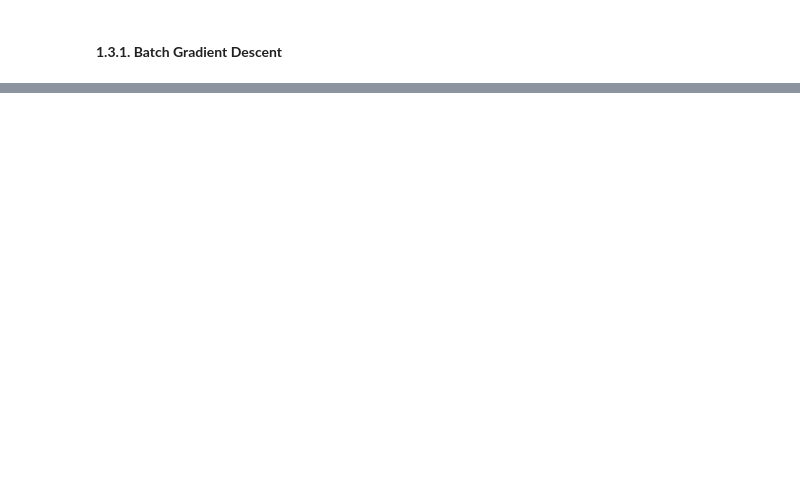
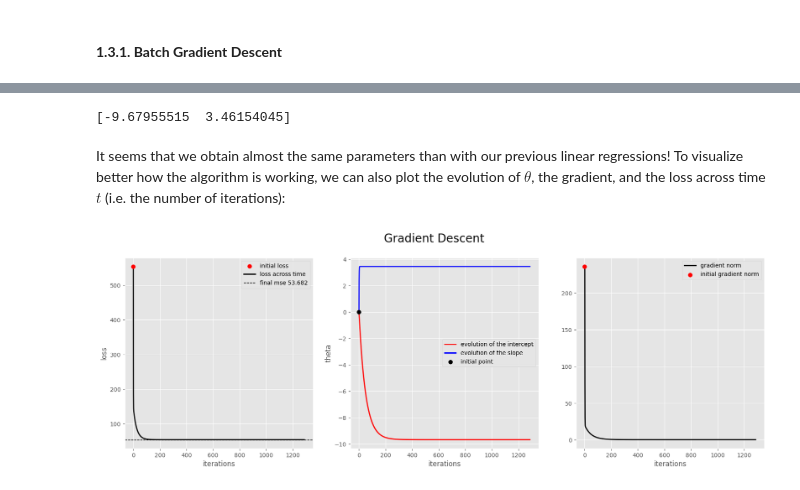
Before and after one commit to YVYX04/ML_First_Steps, a Jupyter notebook: 04_Training_Models.ipynb, the cells around one changed output, grey strips where cells are left out. Saved outputs shown, nothing was run; the diff lists cells and outputs as text; code cells hidden in the pictures; blank space fills up the shorter version.

```diff
--- a/04_Training_Models.ipynb
+++ b/04_Training_Models.ipynb
@@ -289,0 +306,5 @@ Depending on the loss function we chose to minimize with respect to the paramete
+# %%
+def gradient(X, y, theta):
+    n = len(X)
+    gradient = (2/n) * X.T @ (X @ theta - y)
+    return gradient
@@ -289,0 +321,75 @@ Depending on the loss function we chose to minimize with respect to the paramete
+# %%
+# we initialize the parameters:
+t = 0
+max_t = 1000
+theta = np.zeros(X.shape[1])
+eta = 0.01
+n = len(X)
+
+# we initialize the list to store the loss:
+losses = []
+losses.append(mse(y, X @ theta))
+iterations = []
+iterations.append(t)
+thetas = []
+thetas.append(theta)
+grads = []
+grads.append(gradient(X, y, theta))
+
+# we iterate over the number of epochs:
+while t < max_t or np.linalg.norm(gradient(X, y, theta)) > 1e-10: # close to zero
+    # we compute the gradient:
+    grad = gradient(X, y, theta)
+    grads.append(grad)
+
+    # we update the parameters:
+    theta = theta - eta * grad
+    thetas.append(theta)
+
+    # we compute the loss:
+    l = mse(y, X @ theta)
+    losses.append(l)
+
+    # we update the iteration:
+    t += 1
+    iterations.append(t)
+
+print(theta)
+thetas = np.array(thetas)
+# %% [output]
+[-9.67955515  3.46154045]
+# %% [markdown]
+It seems that we obtain almost the same parameters than with our previous linear regressions! To visualize better how the algorithm is working, we can also plot the evolution of $\theta$, the gradient, and the loss across time $t$ (i.e. the number of iterations):
+# %%
+fig, ax = plt.subplots(1, 3, figsize=(20,6))
+
+# plot 1:
+# initial point:
+ax[0].scatter(iterations[0], losses[0], color='red', s=50, label='initial loss', zorder=3)
+ax[0].set_ylabel('loss')
+
+# plot:
+ax[0].plot(iterations, losses, color='black', linewidth=2, label='loss across time', zorder=2)
+
+# final mse:
+ax[0].axhline(losses[len(losses)-1], color='black', linewidth=1, linestyle='--', zorder=1, label=f'final mse {losses[len(losses)-1]:.3f}')
+
+# plot 2:
+ax[1].plot(iterations, thetas[:, 0], color = 'red', linewidth=2, label='evolution of the intercept', zorder=3)
+ax[1].plot(iterations, thetas[:, 1], color = 'blue', linewidth=2, label='evolution of the slope', zorder=2)
+ax[1].scatter(0, 0, color='black', s=50, label='initial point', zorder=4)
+ax[1].set_ylabel('theta')
+
+# plot 3:
+ax[2].plot(iterations, [np.linalg.norm(g) for g in grads], color='black', linewidth=2, label='gradient norm', zorder=2)
+ax[2].scatter(iterations[0], np.linalg.norm(grads[0]), color='red', s=50, label='initial gradient norm', zorder=3)
+
+# aesthetics:
+for i in range(0,3):
+    ax[i].set_xlabel('iterations')
+    ax[i].legend()
+
+plt.suptitle('Gradient Descent', fontsize=20)
+plt.show()
+# %% [output]
+[figure, added]
```
Also changed, not shown: parts of 16 cells of this notebook.
